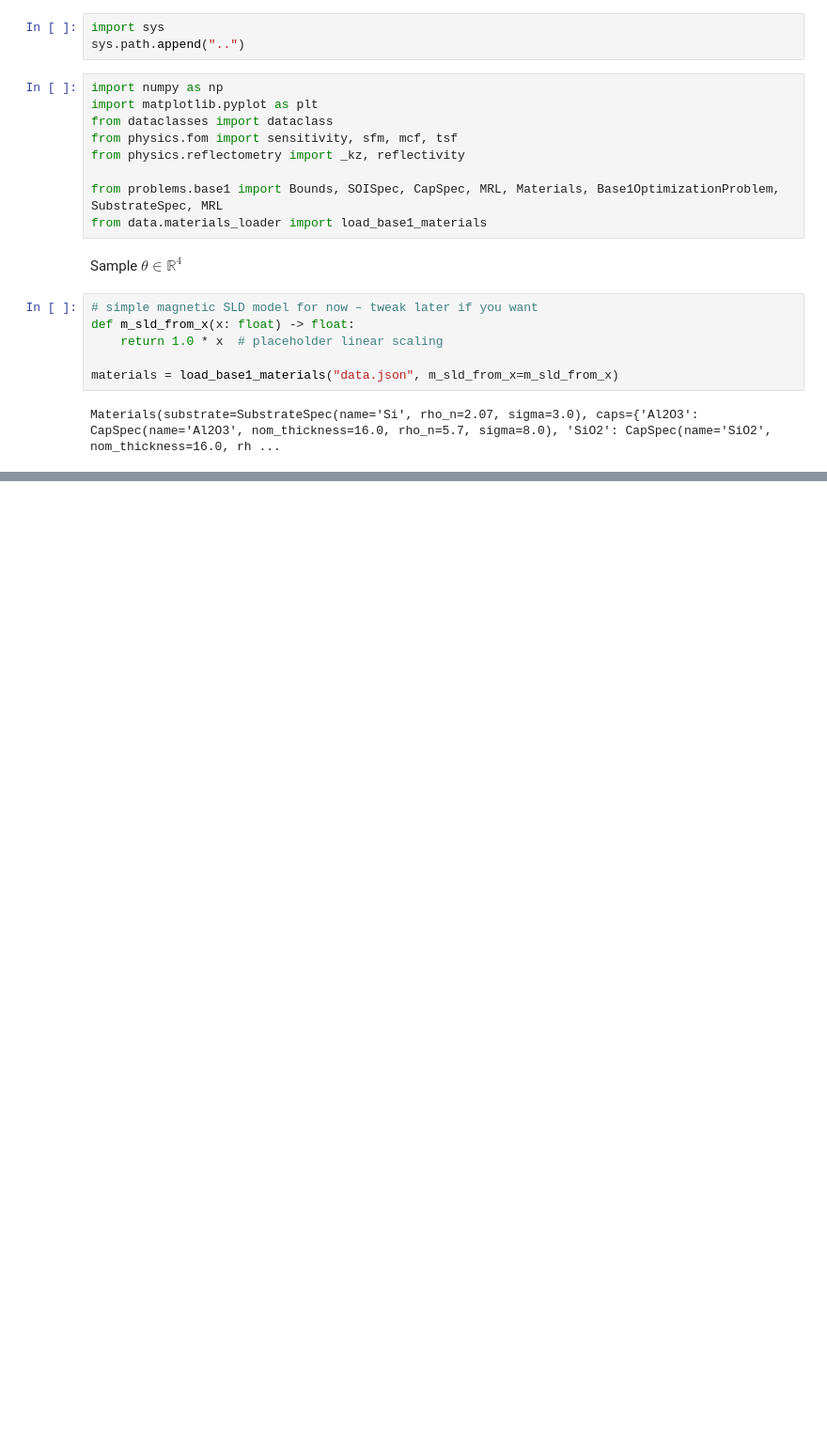
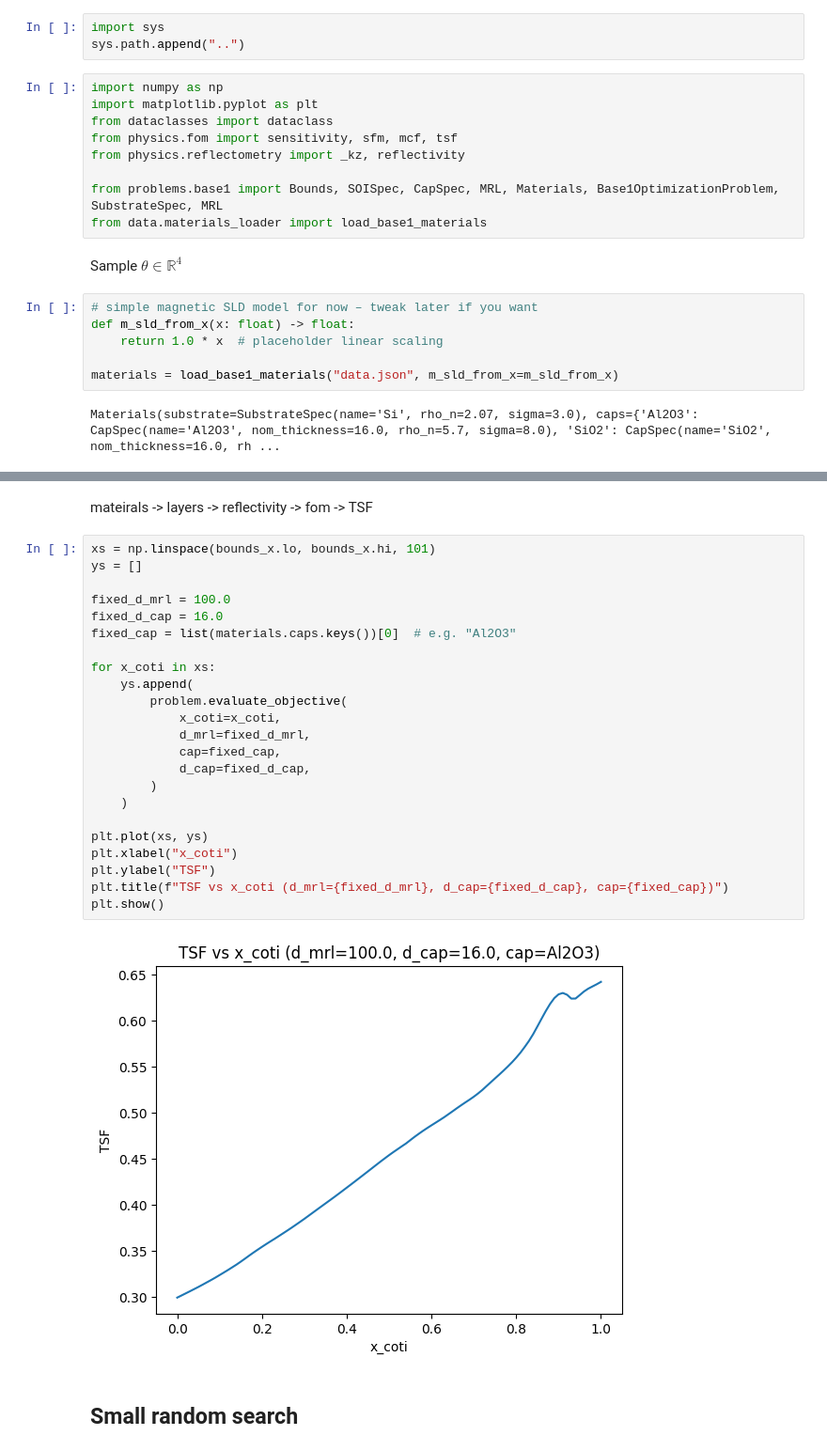
Before and after one commit to majkolla/Optimization-of-Magnetic-Reference-Layer, a Jupyter notebook: src/Notebooks/test.ipynb, the cells around one changed output, grey strips where cells are left out. Shown at 94% size. Cells and saved outputs as stored; diff of their text form; blank space fills up the shorter version.

```diff
--- a/src/Notebooks/test.ipynb
+++ b/src/Notebooks/test.ipynb
@@ -48,0 +95,29 @@ problem
+# %% [markdown]
+mateirals -> layers -> reflectivity -> fom -> TSF
+# %%
+xs = np.linspace(bounds_x.lo, bounds_x.hi, 101)
+ys = []
+
+fixed_d_mrl = 100.0
+fixed_d_cap = 16.0
+fixed_cap = list(materials.caps.keys())[0]  # e.g. "Al2O3"
+
+for x_coti in xs:
+    ys.append(
+        problem.evaluate_objective(
+            x_coti=x_coti,
+            d_mrl=fixed_d_mrl,
+            cap=fixed_cap,
+            d_cap=fixed_d_cap,
+        )
+    )
+
+plt.plot(xs, ys)
+plt.xlabel("x_coti")
+plt.ylabel("TSF")
+plt.title(f"TSF vs x_coti (d_mrl={fixed_d_mrl}, d_cap={fixed_d_cap}, cap={fixed_cap})")
+plt.show()
+# %% [output]
+[figure, added]
+# %% [markdown]
+## Small random search
```
Also changed, not shown: parts of 4 cells of this notebook.
